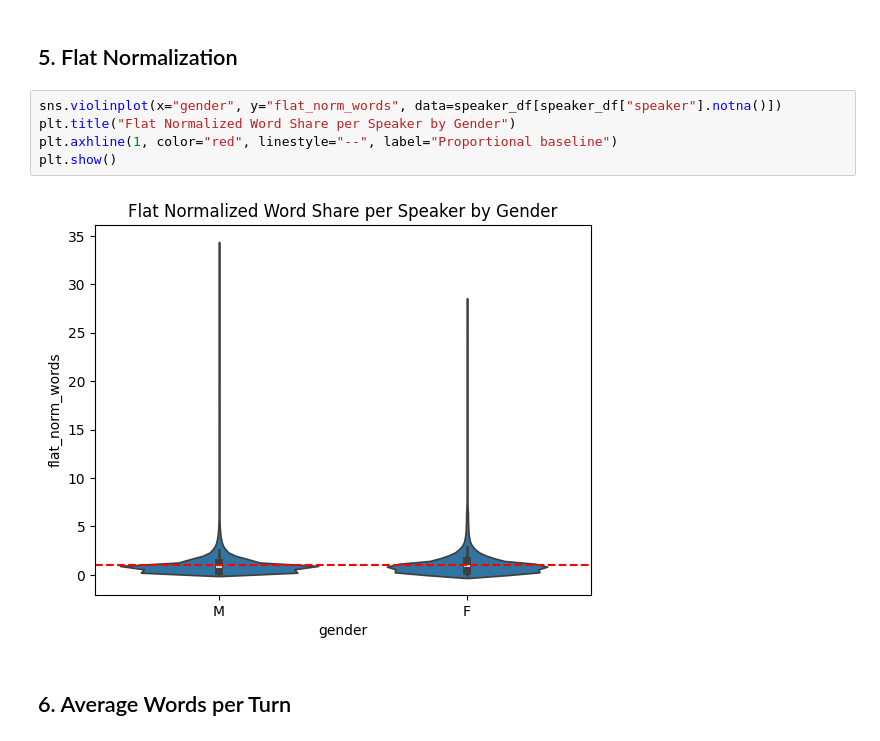
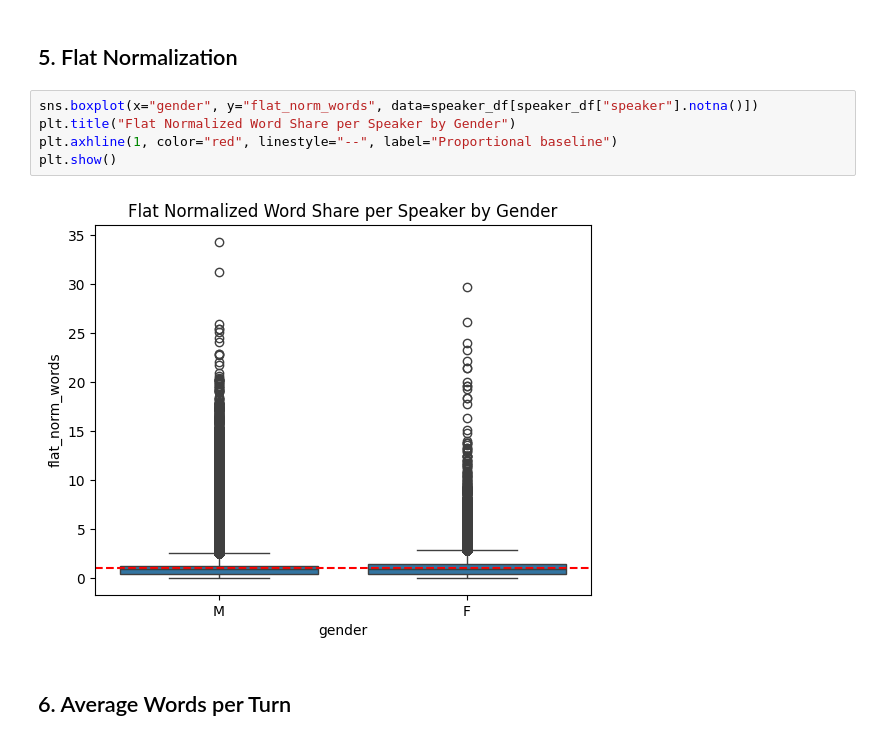
Before and after one commit to omarkhursheed/hansard-nlp-explorer, a Jupyter notebook: src/hansard/analysis/attention_scoring/speech_len_analysis.ipynb, the cells around one changed output. Saved outputs shown, nothing was run; the diff lists cells and outputs as text.

```diff
--- a/src/hansard/analysis/attention_scoring/speech_len_analysis.ipynb
+++ b/src/hansard/analysis/attention_scoring/speech_len_analysis.ipynb
@@ -173,12 +179,12 @@ plt.show()
 # %% [markdown]
 ## 5. Flat Normalization
 # %%
-sns.violinplot(x="gender", y="flat_norm_words", data=speaker_df[speaker_df["speaker"].notna()])
+sns.boxplot(x="gender", y="flat_norm_words", data=speaker_df[speaker_df["speaker"].notna()])
 plt.title("Flat Normalized Word Share per Speaker by Gender")
 plt.axhline(1, color="red", linestyle="--", label="Proportional baseline")
 plt.show()
 # %% [output]
-[figure, old version]
+[figure, new version]
 # %% [markdown]
 ## 6. Average Words per Turn
 # %%
```
Also changed, not shown: parts of 16 cells of this notebook, 14 other files.
